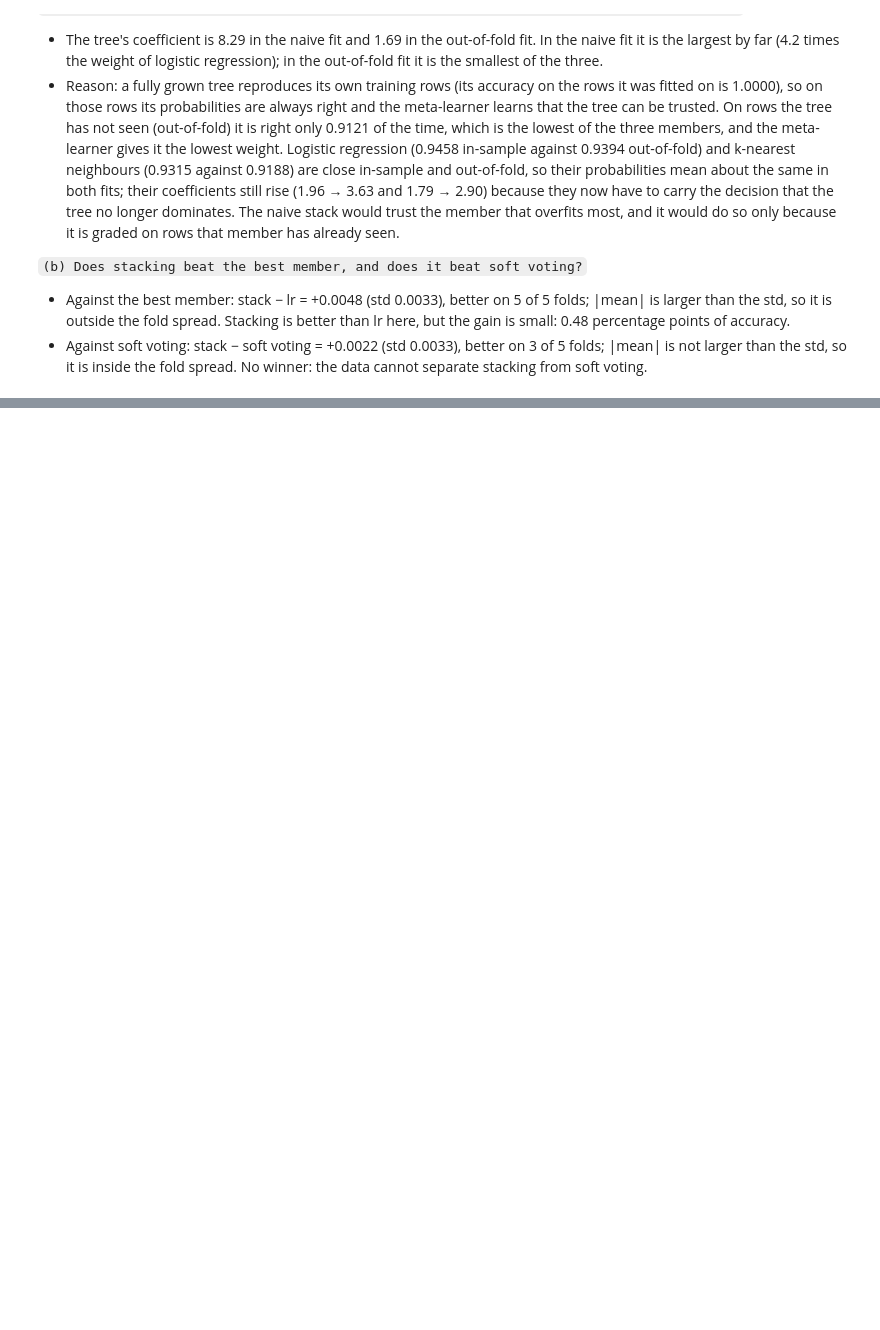
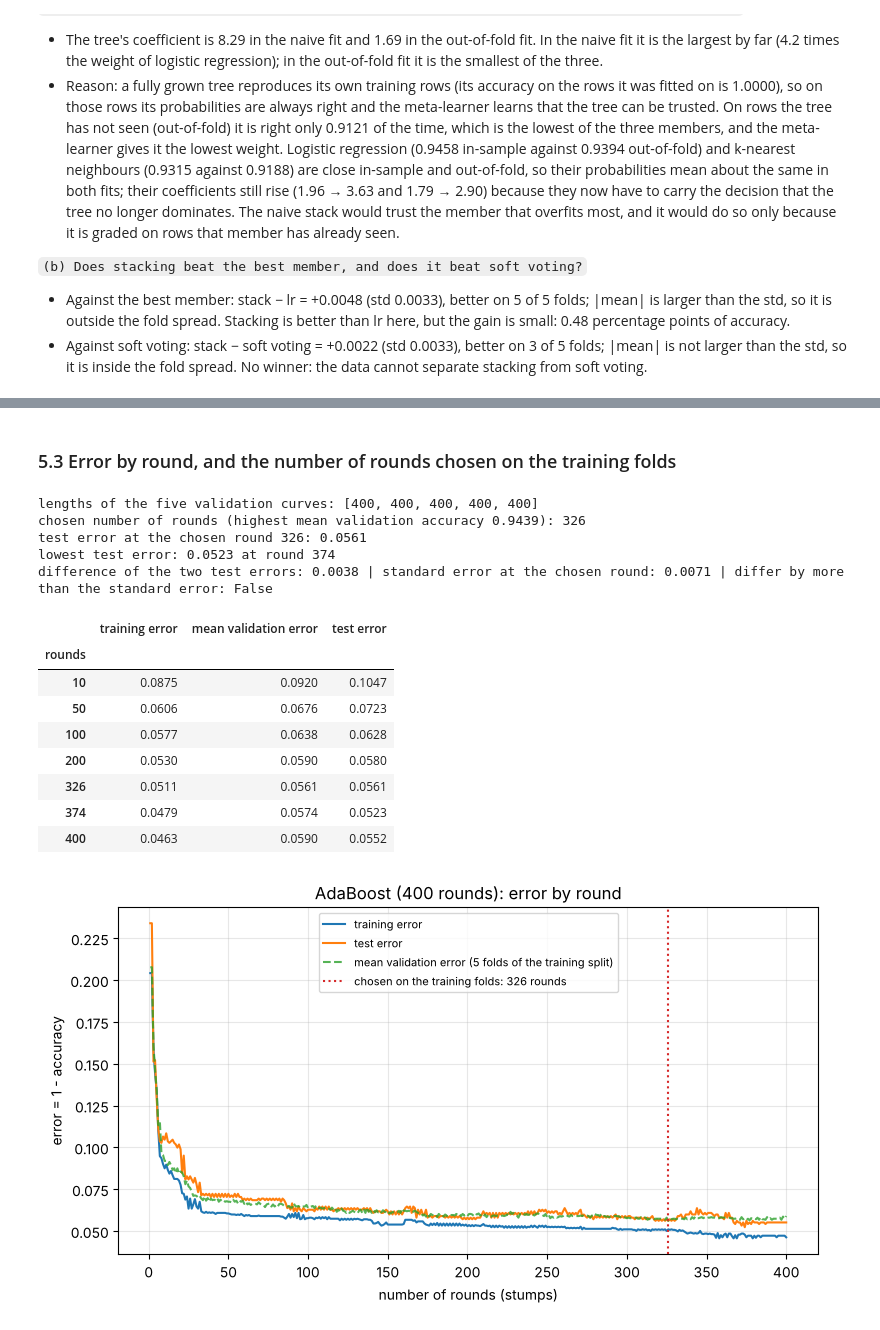
Before and after one commit to MrBiscit/task-04-ML-course, a Jupyter notebook: main.ipynb, the cells around one changed output, grey strips where cells are left out. Cells and saved outputs as stored; diff of their text form; code cells hidden in the pictures; blank space fills up the shorter version.

```diff
--- a/main.ipynb
+++ b/main.ipynb
@@ -533,0 +602,15 @@ paired fold differences (accuracy):
+# %%
+ada.fit(X_train, y_train)
+n_tr = len(y_train)
+w_chk = np.full(n_tr, 1 / n_tr)
+d_alpha, d_eps = [], []
+for t_ in range(5):
+    pred_t = ada.estimators_[t_].predict(X_train)
+    eps_mine = w_chk[pred_t != y_train].sum() / w_chk.sum()
+    alpha_mine, w_chk = adaboost_step(y_train, pred_t, w_chk)
+    d_alpha.append(abs(alpha_mine - ada.estimator_weights_[t_]))
+    d_eps.append(abs(eps_mine - ada.estimator_errors_[t_]))
+    print(f"round {t_ + 1}: eps mine {eps_mine:.6f} vs sklearn {ada.estimator_errors_[t_]:.6f} | alpha mine {alpha_mine:.6f} vs sklearn {ada.estimator_weights_[t_]:.6f}")
+print("largest absolute difference in alpha:", max(d_alpha))
+print("largest absolute difference in eps  :", max(d_eps))
+print("number of stumps actually fitted:", len(ada.estimators_))
@@ -533,0 +626,55 @@ paired fold differences (accuracy):
+# %% [markdown]
+### 5.3 Error by round, and the number of rounds chosen on the training folds
+# %%
+train_err = 1 - np.array(list(ada.staged_score(X_train, y_train)))
+test_err = 1 - np.array(list(ada.staged_score(X_test, y_test)))
+rounds = np.arange(1, len(train_err) + 1)
+
+# number of rounds: five folds of cv on the training split, a fresh copy of ada on each fold's training rows
+val_acc = []
+for fit_idx, val_idx in cv.split(X_train, y_train):
+    ada_f = clone(ada).fit(X_train[fit_idx], y_train[fit_idx])
+    val_acc.append(list(ada_f.staged_score(X_train[val_idx], y_train[val_idx])))
+print("lengths of the five validation curves:", [len(v) for v in val_acc])
+mean_val_acc = np.mean(val_acc, axis=0)
+chosen = int(np.flatnonzero(np.isclose(mean_val_acc, mean_val_acc.max(), rtol=0, atol=1e-12))[0]) + 1   # smallest round if several tie
+
+fig, ax = plt.subplots(figsize=(8, 4.5))
+ax.plot(rounds, train_err, label="training error")
+ax.plot(rounds, test_err, label="test error")
+ax.plot(rounds, 1 - mean_val_acc, label="mean validation error (5 folds of the training split)", linestyle="--", alpha=0.8)
+ax.axvline(chosen, color="tab:red", linestyle=":", label=f"chosen on the training folds: {chosen} rounds")
+ax.set(xlabel="number of rounds (stumps)", ylabel="error = 1 - accuracy", title="AdaBoost (400 rounds): error by round")
+ax.legend(fontsize=8)
+ax.grid(alpha=0.3)
+plt.tight_layout()
+plt.show()
+
+best_test_round = int(np.flatnonzero(np.isclose(test_err, test_err.min(), rtol=0, atol=1e-12))[0]) + 1
+p_chosen = 1 - test_err[chosen - 1]
+se_chosen = np.sqrt(p_chosen * (1 - p_chosen) / n_test)
+print(f"chosen number of rounds (highest mean validation accuracy {mean_val_acc.max():.4f}): {chosen}")
+print(f"test error at the chosen round {chosen}: {test_err[chosen - 1]:.4f}")
+print(f"lowest test error: {test_err.min():.4f} at round {best_test_round}")
+print(f"difference of the two test errors: {test_err[chosen - 1] - test_err.min():.4f} | standard error at the chosen round: {se_chosen:.4f}"
+      f" | differ by more than the standard error: {test_err[chosen - 1] - test_err.min() > se_chosen}")
+marks = sorted({10, 50, 100, 200, chosen, best_test_round, 400})
+display(pd.DataFrame({"training error": train_err[np.array(marks) - 1],
+                      "mean validation error": 1 - mean_val_acc[np.array(marks) - 1],
+                      "test error": test_err[np.array(marks) - 1]}, index=pd.Index(marks, name="rounds")).round(4))
+# %% [output]
+lengths of the five validation curves: [400, 400, 400, 400, 400]
+chosen number of rounds (highest mean validation accuracy 0.9439): 326
+test error at the chosen round 326: 0.0561
+lowest test error: 0.0523 at round 374
+difference of the two test errors: 0.0038 | standard error at the chosen round: 0.0071 | differ by more than the standard error: False
+|  | training error | mean validation error | test error |
+| rounds |  |  |  |
+| 10 | 0.0875 | 0.0920 | 0.1047 |
+| 50 | 0.0606 | 0.0676 | 0.0723 |
+| 100 | 0.0577 | 0.0638 | 0.0628 |
+| 200 | 0.0530 | 0.0590 | 0.0580 |
+| 326 | 0.0511 | 0.0561 | 0.0561 |
+| 374 | 0.0479 | 0.0574 | 0.0523 |
+| 400 | 0.0463 | 0.0590 | 0.0552 |
+[figure, added]
```
Also changed, not shown: parts of 14 cells of this notebook.
